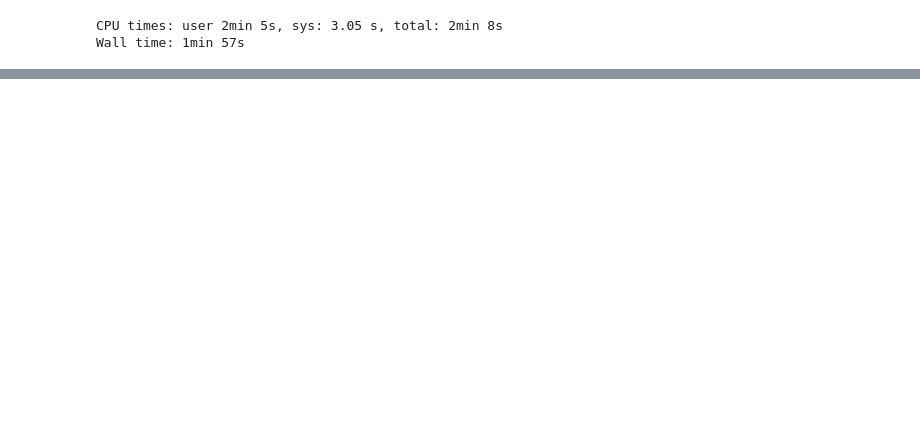
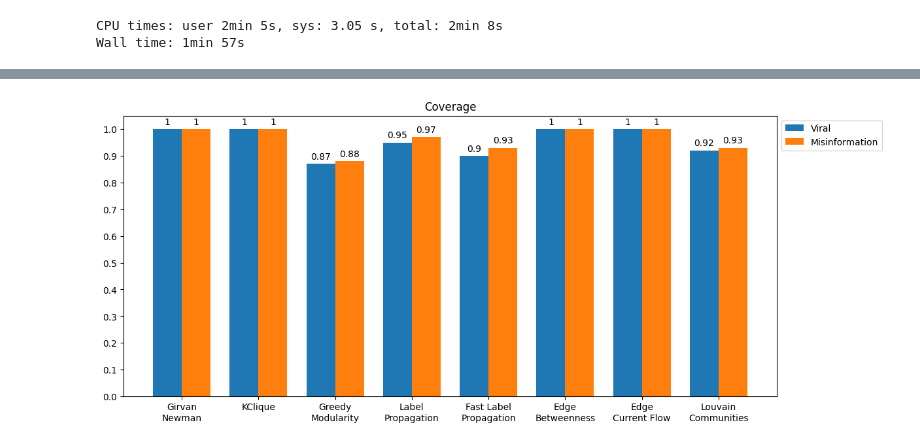
Before and after one commit to vauxgomes/ufc-ckp7477, a Jupyter notebook: lista-4/ckp8087-lista-4.ipynb, the cells around one changed output, grey strips where cells are left out. Drawn from its saved outputs; the diff is of its cells as text; code cells hidden in the pictures; blank space fills up the shorter version.

```diff
--- a/lista-4/ckp8087-lista-4.ipynb
+++ b/lista-4/ckp8087-lista-4.ipynb
@@ -279,0 +360,4 @@ Wall time: 1min 57s
+# %%
+compare(coverage, "Coverage", ['Viral', 'Misinformation'])
+# %% [output]
+[figure, added]
```
Also changed, not shown: parts of 15 cells of this notebook, 10 other files.
